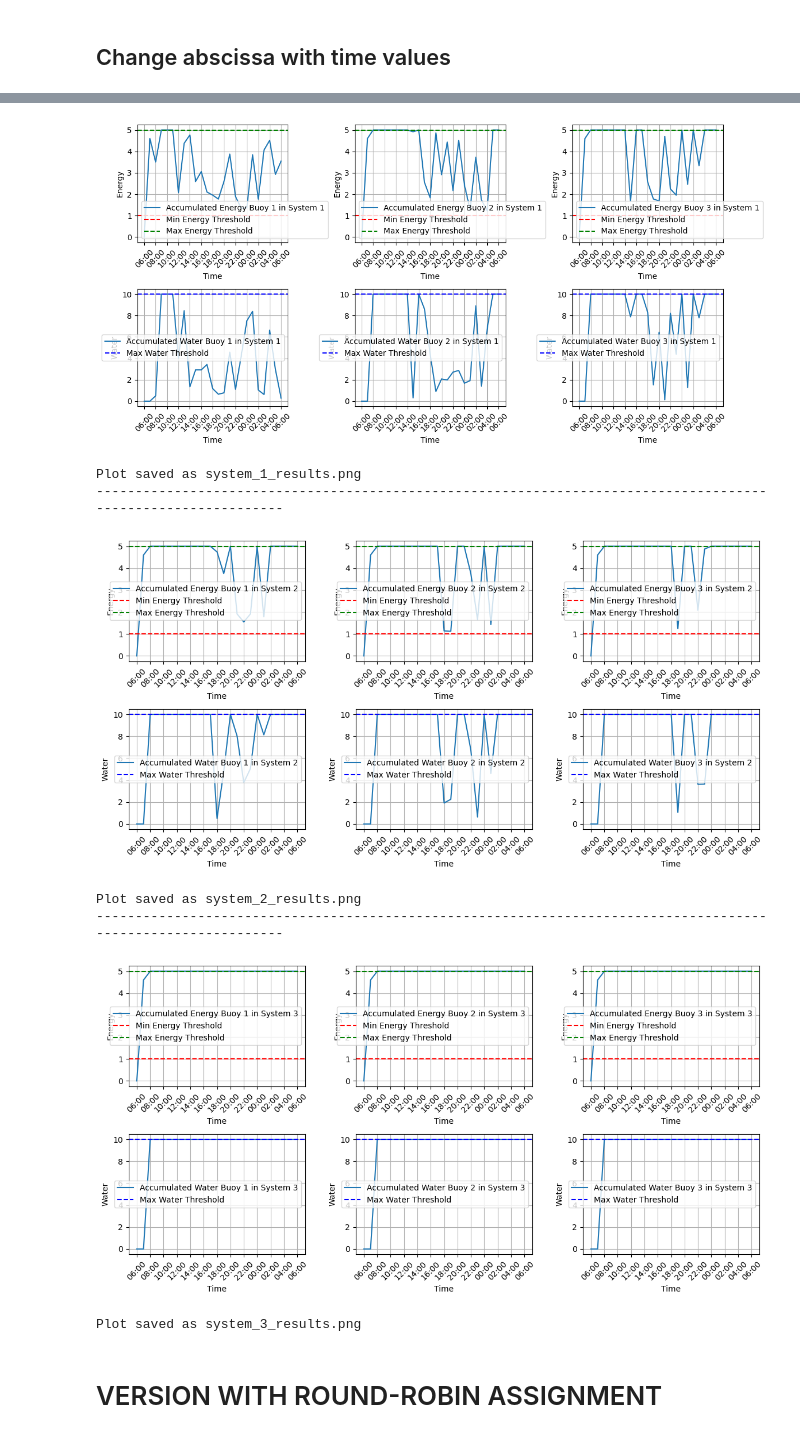
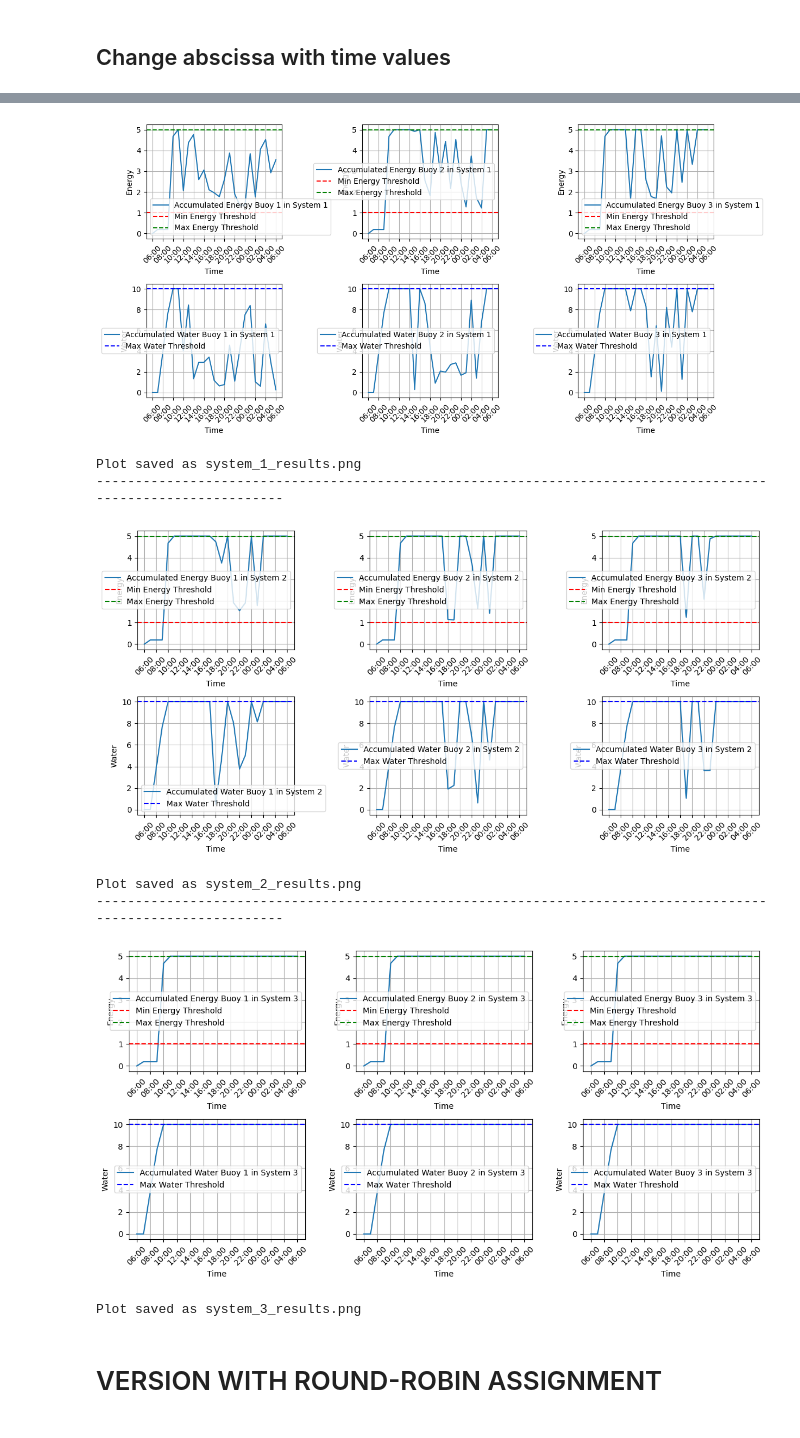
Before and after one commit to dany27041991/ACT, a Jupyter notebook: PROJECT/Buoy network project.ipynb, the cells around one changed output, grey strips where cells are left out. Drawn from its saved outputs; the diff is of its cells as text; code cells hidden in the pictures.

```diff
--- a/PROJECT/Buoy network project.ipynb
+++ b/PROJECT/Buoy network project.ipynb
@@ -551,7 +551,7 @@ def update_buoys(x1, x2, k, cr, kc, x2_target, max_energy, max_water):
     for i in range(n):
         if x1[i, k] / kc < (x2_target - x2[i, k]):
             # Caso 1: La batteria non ricarica completamente il serbatoio
-            x1[i, k + 1] = cr
+            x1[i, k + 1] = cr/24
             x2[i, k + 1] = x2[i, k] + (x1[i, k] / kc)
         else:
             # Caso 2: La batteria ricarica completamente il serbatoio
@@ -740,7 +740,7 @@ def update_buoys(x1, x2, k, cr, kc, x2_target, max_energy, max_water):
     for i in range(n):
         if x1[i, k] / kc < (x2_target - x2[i, k]):
             # Caso 1: La batteria non ricarica completamente il serbatoio
-            x1[i, k + 1] = cr
+            x1[i, k + 1] = cr/24
             x2[i, k + 1] = x2[i, k] + (x1[i, k] / kc)
         else:
             # Caso 2: La batteria ricarica completamente il serbatoio
@@ -863,14 +863,14 @@ Time step 3
   Updated water for Buoy 1 in System 1: 0.28217917279039284
 
 
 --------------------------------------------------------------------------------------------------------------
-[figure, old version]
+[figure, new version]
 Plot saved as system_1_results.png
 --------------------------------------------------------------------------------------------------------------
-[figure, old version]
+[figure, new version]
 Plot saved as system_2_results.png
 --------------------------------------------------------------------------------------------------------------
-[figure, old version]
+[figure, new version]
 Plot saved as system_3_results.png
 # %% [markdown]
 # VERSION WITH ROUND-ROBIN ASSIGNMENT
```
Also changed, not shown: parts of 9 cells of this notebook, 5 other files.
